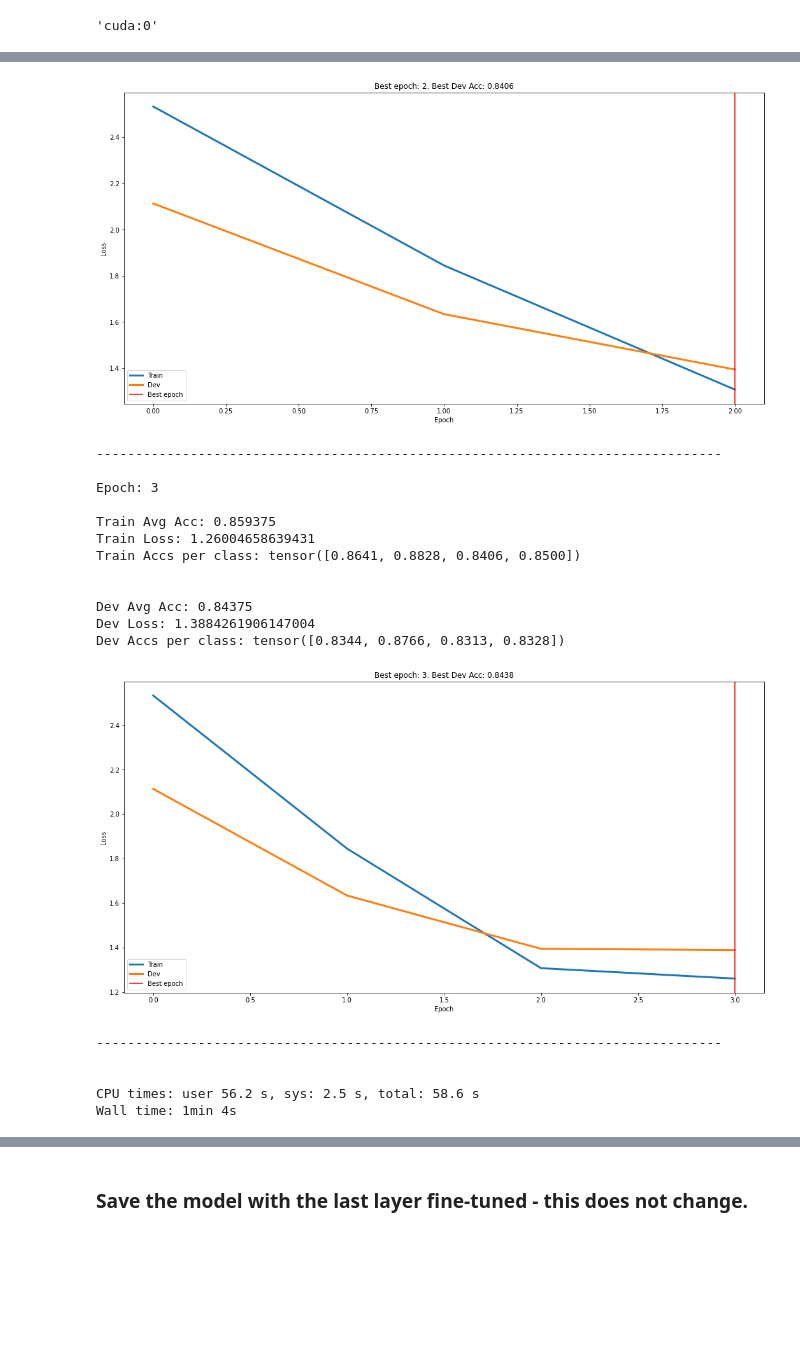
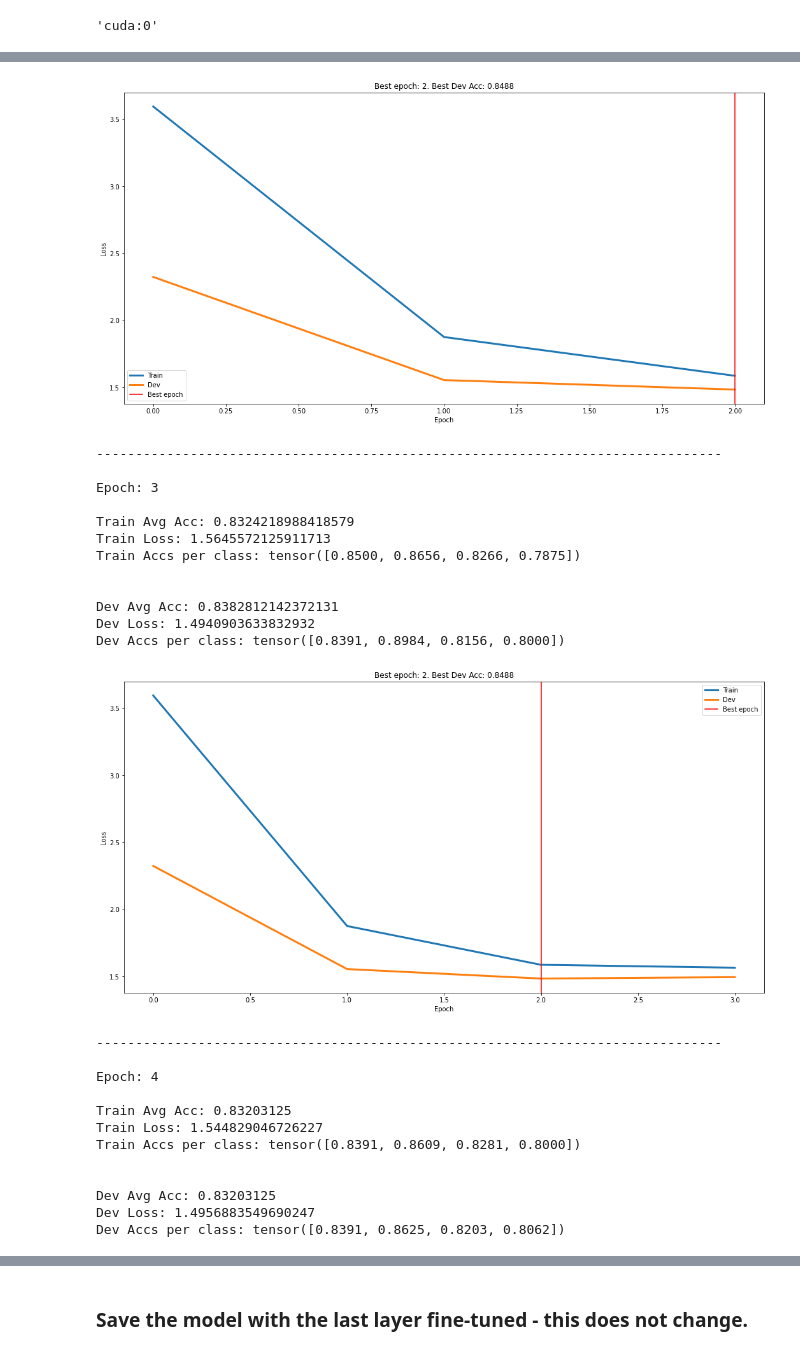
Before and after one commit to GeorgeBatch/cocoapi, a Jupyter notebook: notebooks/4-fine-tuning-resnet18.ipynb, the cells around one changed output, grey strips where cells are left out. Drawn from its saved outputs; the diff is of its cells as text; code cells hidden in the pictures; blank space fills up the shorter version.

Commit message:
change code to accommmodate fini-tuning with 2-layer head

```diff
--- a/notebooks/4-fine-tuning-resnet18.ipynb
+++ b/notebooks/4-fine-tuning-resnet18.ipynb
@@ -669,17 +717,35 @@ device
 # load pre-trained model
 model_ft = models.resnet18(pretrained=True)
 
-# freese all parameters initially
+# freese all parameters
 for param in model_ft.parameters():
     param.requires_grad = False
 
-# unfreeeze model parameters of the last layer
+# replace the last layer to fit the task
+#
+# check how many features are just before the head
+num_ftrs = model_ft.fc.in_features
+#
+# replace with only 1 layer
+# model_ft.fc = torch.nn.Linear(num_ftrs, len(CATEGORIES_OF_INTEREST))
+#
+# replace with 2 layers like in SimCLR
+interm_num_ftrs = 64
+
+# print the layer dimentions of the model head
+print('Num features before the head:', num_ftrs)
+print('Num intermediate features:', interm_num_ftrs)
+print('Num outputs:', len(CATEGORIES_OF_INTEREST))
+
+model_ft.fc = torch.nn.Sequential(
+    torch.nn.Linear(num_ftrs, interm_num_ftrs),
+    torch.nn.Dropout(p=0), # can add dropout in the middle
+    torch.nn.Linear(interm_num_ftrs, len(CATEGORIES_OF_INTEREST))
+)
+# unfreeeze model parameters of model head
 for param in model_ft.fc.parameters():
     param.requires_grad = True
 
-# replace the last layer to fit the task
-num_ftrs = model_ft.fc.in_features
-model_ft.fc = torch.nn.Linear(num_ftrs, len(CATEGORIES_OF_INTEREST))
 
 # place it on the device
 model_ft = model_ft.to(device)
@@ -690,4 +756,4 @@ criterion = torch.nn.BCEWithLogitsLoss(reduction='sum')
 optimizer_ft = torch.optim.Adam(model_ft.parameters(), lr=0.01) # weight_decay=WEIGHT_DECAY
 
 # Decay LR by a factor of `gamma` every `step_size` epochs
-exp_lr_scheduler = torch.optim.lr_scheduler.StepLR(optimizer_ft, step_size=3, gamma=0.1)
+exp_lr_scheduler = torch.optim.lr_scheduler.StepLR(optimizer_ft, step_size=6, gamma=0.1)
@@ -695,7 +765,7 @@ exp_lr_scheduler = torch.optim.lr_scheduler.StepLR(optimizer_ft, step_size=3, ga
 #model_ft
 # %%
 %%time
-last_layer_num_epochs = 6
+last_layer_num_epochs = 8
 
 train_epoch_loss_history = []
 train_per_class_acc_history = []
@@ -803,19 +873,26 @@ Dev Accs per class: tensor([0.8313, 0.8750, 0.8281, 0.8281])
-[figure, old version]
+[figure, new version]
 --------------------------------------------------------------------------------
 
 Epoch: 3
 
-Train Avg Acc: 0.859375
-Train Loss: 1.26004658639431
-Train Accs per class: tensor([0.8641, 0.8828, 0.8406, 0.8500])
+Train Avg Acc: 0.8324218988418579
+Train Loss: 1.5645572125911713
+Train Accs per class: tensor([0.8500, 0.8656, 0.8266, 0.7875])
 
 
-Dev Avg Acc: 0.84375
-Dev Loss: 1.3884261906147004
-Dev Accs per class: tensor([0.8344, 0.8766, 0.8313, 0.8328])
+Dev Avg Acc: 0.8382812142372131
+Dev Loss: 1.4940903633832932
+Dev Accs per class: tensor([0.8391, 0.8984, 0.8156, 0.8000])
-[figure, old version]
+[figure, new version]
 --------------------------------------------------------------------------------
 
+Epoch: 4
 
-CPU times: user 56.2 s, sys: 2.5 s, total: 58.6 s
-Wall time: 1min 4s
+Train Avg Acc: 0.83203125
+Train Loss: 1.544829046726227
+Train Accs per class: tensor([0.8391, 0.8609, 0.8281, 0.8000])
+
+
+Dev Avg Acc: 0.83203125
+Dev Loss: 1.4956883549690247
+Dev Accs per class: tensor([0.8391, 0.8625, 0.8203, 0.8062])
```
Also changed, not shown: parts of 24 cells of this notebook.
